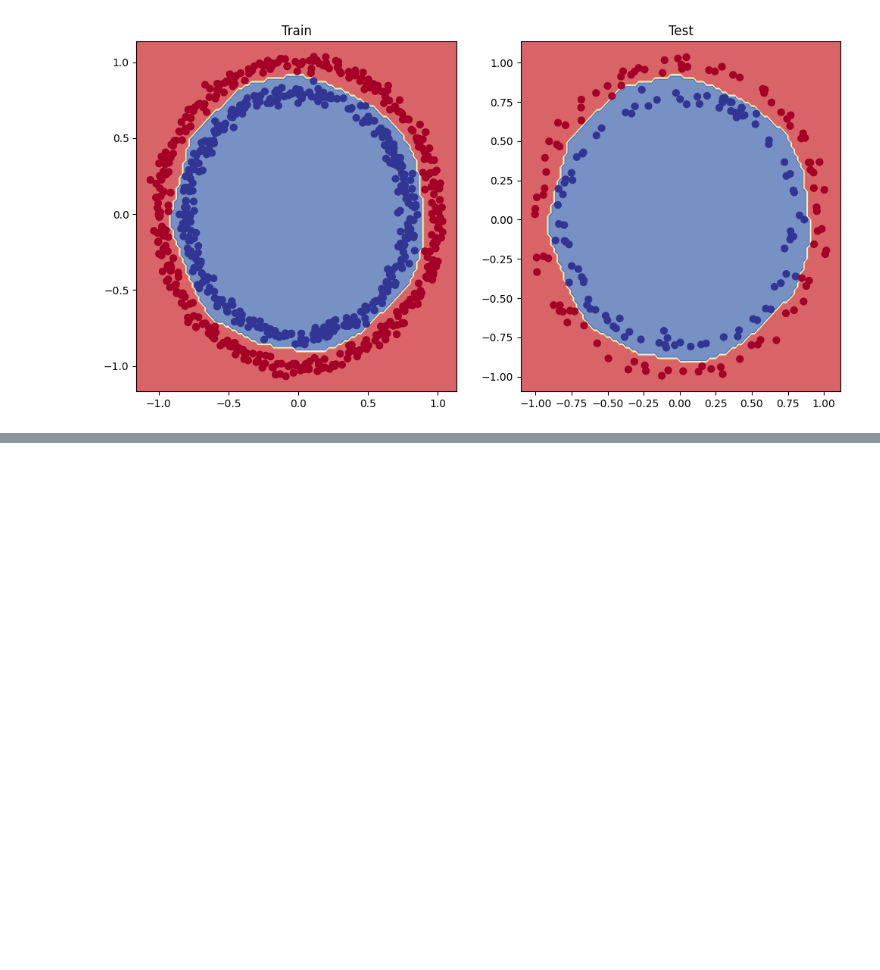
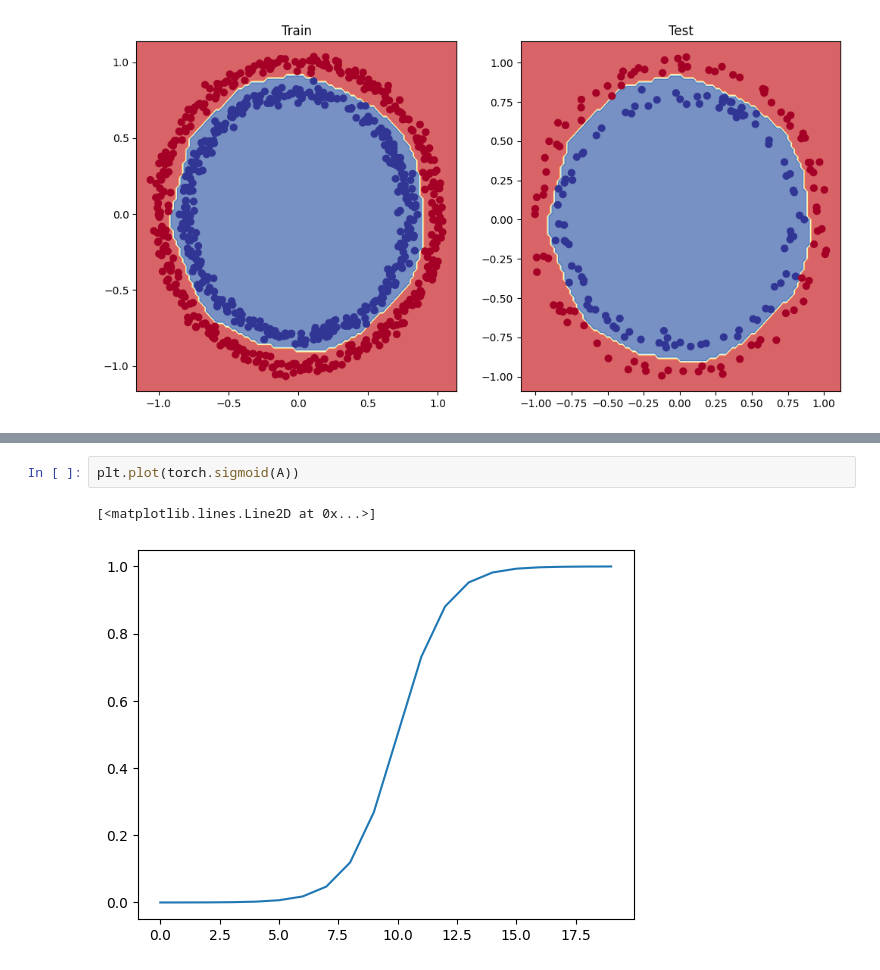
Before and after one commit to Adnan-edu/pytorch-deep-learning, a Jupyter notebook: 02_pytorch_classification.ipynb, the cells around one changed output, grey strips where cells are left out. Drawn from its saved outputs; the diff is of its cells as text; blank space fills up the shorter version.

```diff
--- a/02_pytorch_classification.ipynb
+++ b/02_pytorch_classification.ipynb
@@ -873,0 +920,5 @@ plot_decision_boundary(model_3, X_test, y_test)
+# %%
+plt.plot(torch.sigmoid(A))
+# %% [output]
+[<matplotlib.lines.Line2D at 0x...>]
+[figure, added]
```
Also changed, not shown: parts of 9 cells of this notebook.
